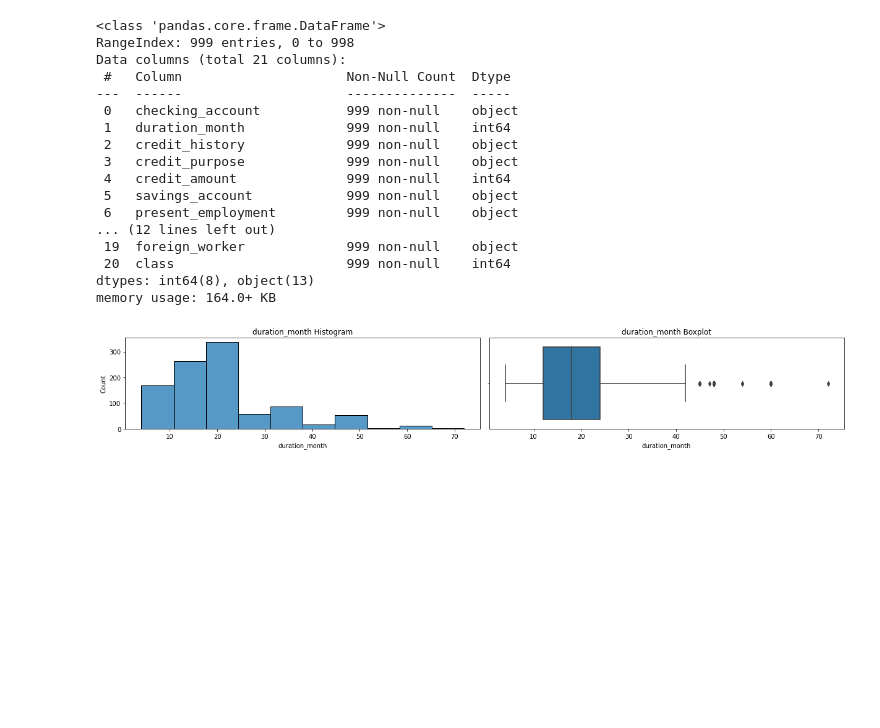
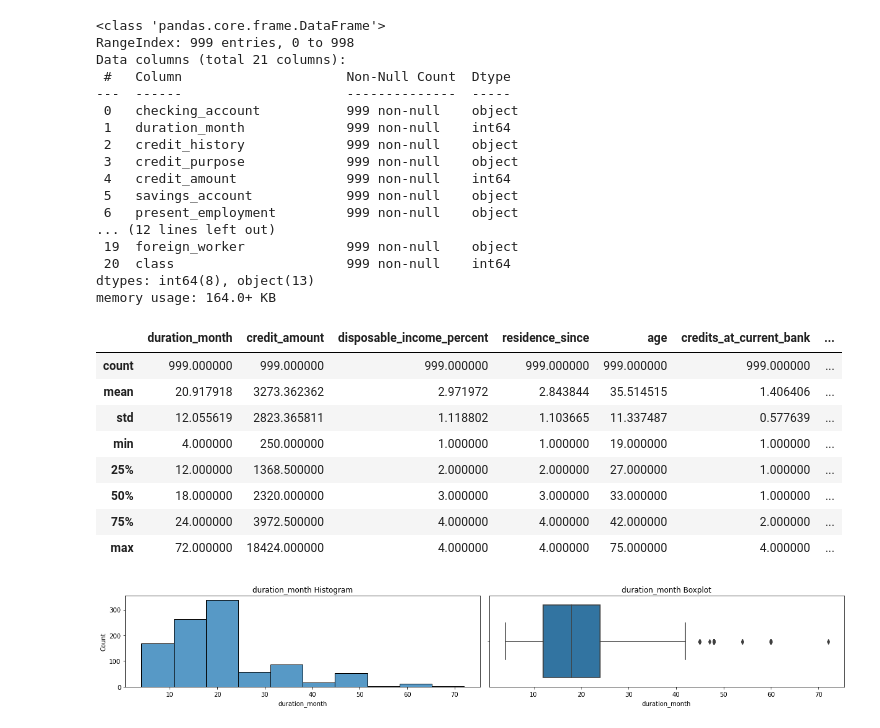
Before and after one commit to lopez-Luis89/Credit, a Jupyter notebook: Team Project AAI 501.ipynb, the cells around one changed output. Cells and saved outputs as stored; diff of their text form; code cells hidden in the pictures; blank space fills up the shorter version.

```diff
--- a/Team Project AAI 501.ipynb
+++ b/Team Project AAI 501.ipynb
@@ -42,6 +54,18 @@ Data columns (total 21 columns):
  20  class                      999 non-null    int64
 dtypes: int64(8), object(13)
 memory usage: 164.0+ KB
+# %%
+df.describe()
+# %% [output]
+|  | duration_month | credit_amount | disposable_income_percent | residence_since | age | credits_at_current_bank | ... |
+| count | 999.000000 | 999.000000 | 999.000000 | 999.000000 | 999.000000 | 999.000000 | ... |
+| mean | 20.917918 | 3273.362362 | 2.971972 | 2.843844 | 35.514515 | 1.406406 | ... |
+| std | 12.055619 | 2823.365811 | 1.118802 | 1.103665 | 11.337487 | 0.577639 | ... |
+| min | 4.000000 | 250.000000 | 1.000000 | 1.000000 | 19.000000 | 1.000000 | ... |
+| 25% | 12.000000 | 1368.500000 | 2.000000 | 2.000000 | 27.000000 | 1.000000 | ... |
+| 50% | 18.000000 | 2320.000000 | 3.000000 | 3.000000 | 33.000000 | 1.000000 | ... |
+| 75% | 24.000000 | 3972.500000 | 4.000000 | 4.000000 | 42.000000 | 2.000000 | ... |
+| max | 72.000000 | 18424.000000 | 4.000000 | 4.000000 | 75.000000 | 4.000000 | ... |
 # %%
 for i in df.columns:
     if df[i].dtype == 'int64':
```
Also changed, not shown: parts of 1 cell of this notebook.
